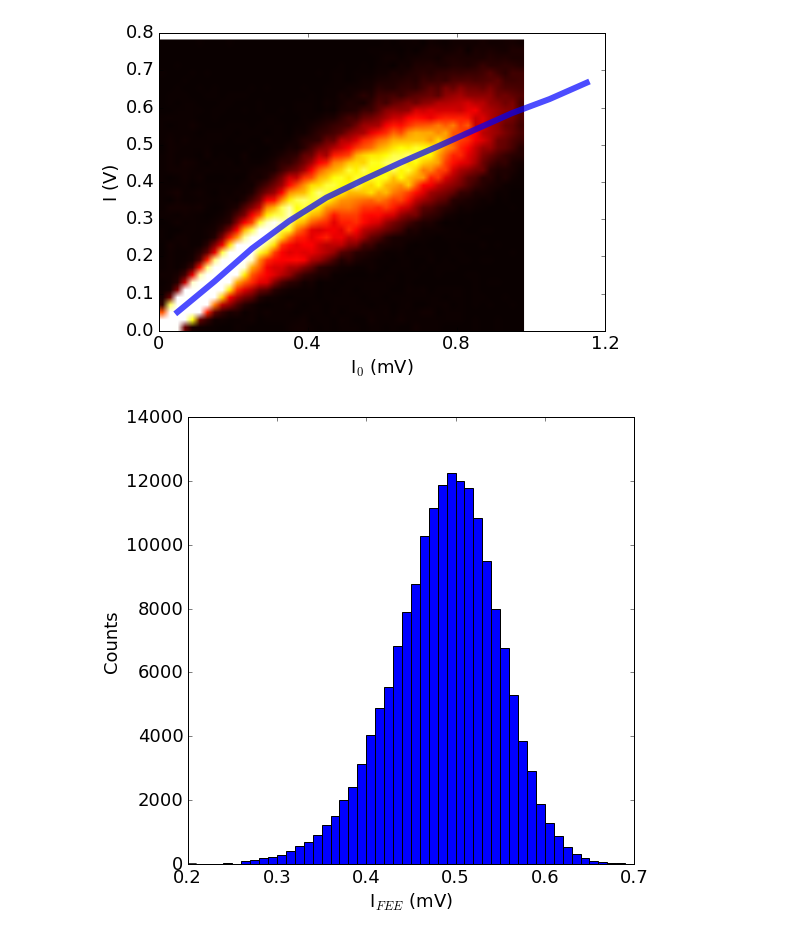
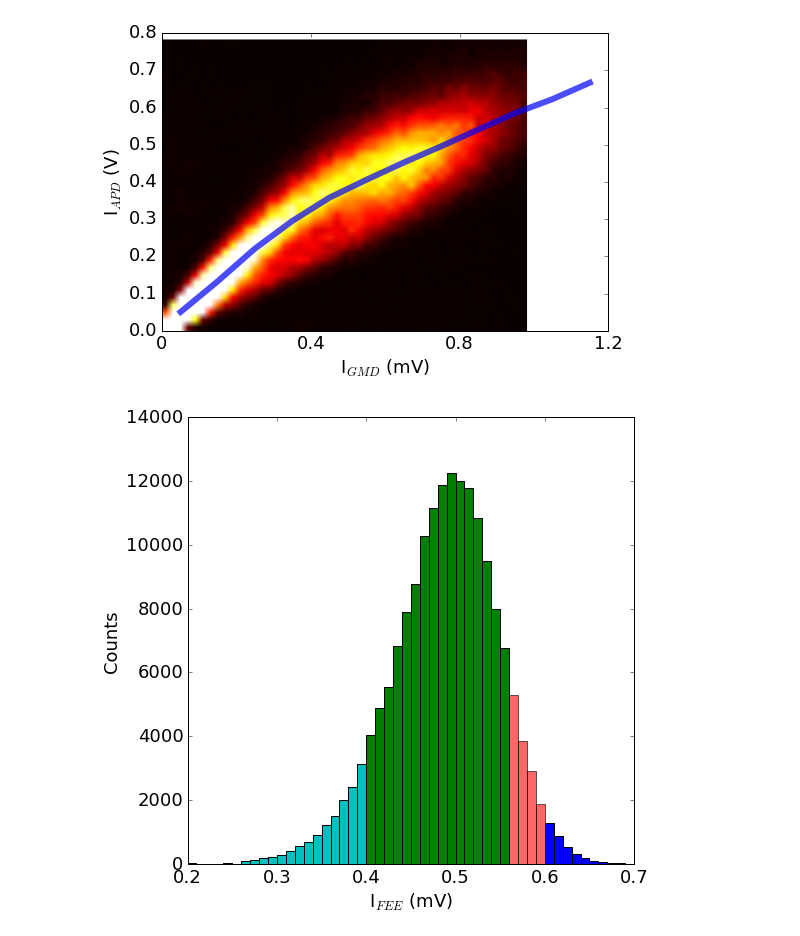
Before and after one commit to sioan/softXRayDataAndControls, a Jupyter notebook: experimentSpecificFiles/sxri0414/for_pub/regression_approach_run60.ipynb, the cells around one changed output. Saved outputs shown, nothing was run; the diff lists cells and outputs as text; code cells hidden in the pictures.

```diff
--- a/experimentSpecificFiles/sxri0414/for_pub/regression_approach_run60.ipynb
+++ b/experimentSpecificFiles/sxri0414/for_pub/regression_approach_run60.ipynb
@@ -199,8 +194,8 @@ def make_IvsI0(fee_start,fee_stop,start_range,stop_range):
 # %%
 f2, axarr2 = plt.subplots(1, sharex=True)
 axarr2.imshow((IvsI0_hist[0][::-1,:]+1),cmap='hot',interpolation='bilinear',clim=(0,400),extent=(0,max(x_bins),0,max(y_bins)),aspect=1.0/1e3)
-axarr2.set_ylabel("I (V)")
-axarr2.set_xlabel("I$_0$ (mV)")
+axarr2.set_ylabel("I$_{APD}$ (V)")
+axarr2.set_xlabel("I$_{GMD}}$ (mV)")
 
 my_hist = binned_statistic_dd(x,y,bins=[arange(0,0.0014,0.0001)],statistic=mean).statistic
 axarr2.plot((arange(0,0.0014,0.0001)[1:]+arange(0,0.0014,0.0001)[:-1])/2,my_hist,linewidth=6,alpha=0.7)
@@ -214,15 +209,21 @@ axarr2.set_xticklabels(["0","0.4","0.8","1.2"])
 #xlabel()
 show()
 # %% [output]
-[figure, old version]
+[figure, new version]
 # %%
 f6, axarr6 = plt.subplots(1, sharex=True)
-axarr6.hist(fee,bins=arange(0.2,0.7,0.01))
+axarr6.hist(fee,bins=arange(0.2,0.7,0.01),color='r',alpha=0.6)
 axarr6.set_ylabel("Counts")
 axarr6.set_xlabel("I$_{FEE}$ (mV)")
+
+for i in [[.60,1],[.4,.56],[.0,.4]]:
+    color_fee_mask = fee > i[0]
+    color_fee_mask *= fee < i[1]
+    axarr6.hist(fee[color_fee_mask],bins=arange(0.2,0.7,0.01),alpha=1)
+
 show()
 # %% [output]
-[figure, old version]
+[figure, new version]
 # %%
 f, axarr = plt.subplots(3, sharex=True)
 
```
Also changed, not shown: parts of 6 cells of this notebook, 5 other files.
